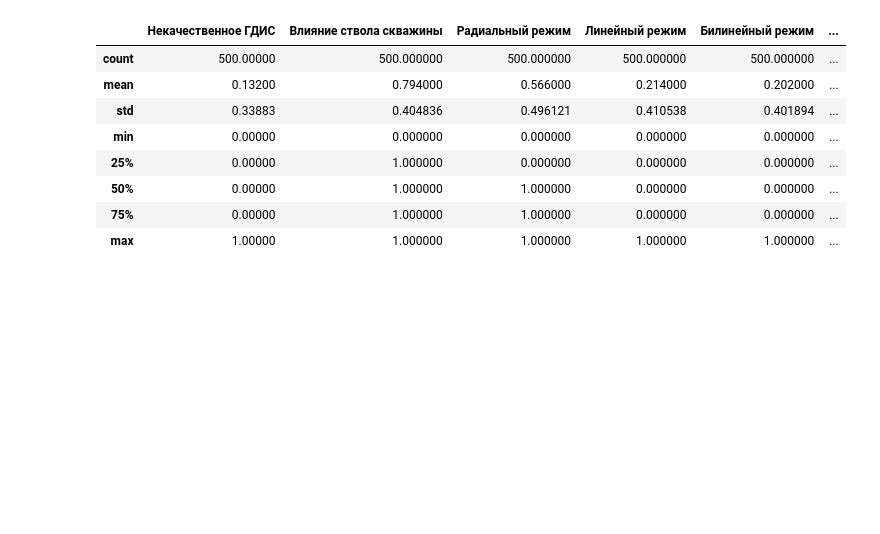
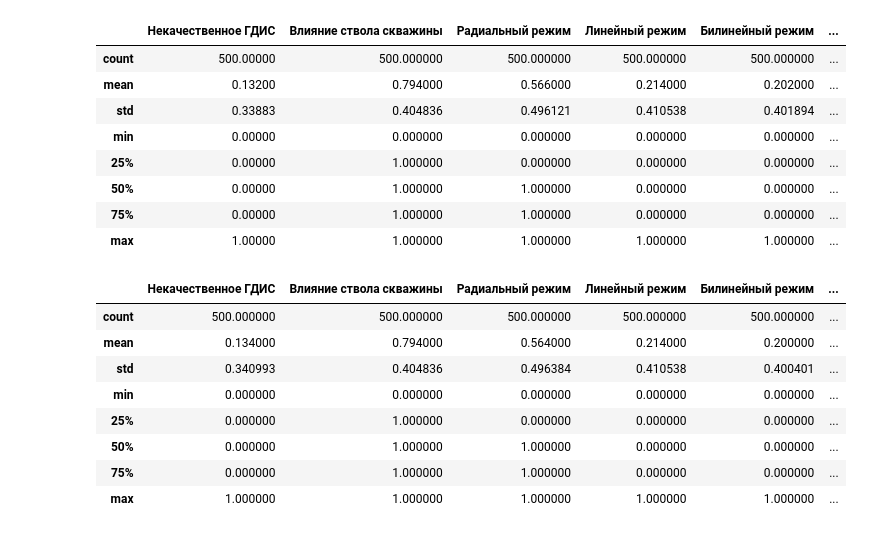
Before and after one commit to VorsinEO/siam_bi, a Jupyter notebook: cv_train.ipynb, the cells around one changed output. Drawn from its saved outputs; the diff is of its cells as text; code cells hidden in the pictures; blank space fills up the shorter version.

```diff
--- a/cv_train.ipynb
+++ b/cv_train.ipynb
@@ -535,3 +532,17 @@ res8.to_csv('E:/DS/data/siam/bi/inference/blend/blend8.csv',index=False)
 res9 =  blend_them(dfs_b=[ch5], dfs_r=[ch8])
 # %%
 res9.to_csv('E:/DS/data/siam/bi/inference/blend/blend9.csv',index=False)
+# %%
+chh2 = pd.read_csv('E:/DS/debug_siam/test_test_print/FINAL/blend3_2.csv')
+# %%
+chh2.describe()
+# %% [output]
+|  | Некачественное ГДИС | Влияние ствола скважины | Радиальный режим | Линейный режим | Билинейный режим | ... |
+| count | 500.000000 | 500.000000 | 500.000000 | 500.000000 | 500.000000 | ... |
+| mean | 0.134000 | 0.794000 | 0.564000 | 0.214000 | 0.200000 | ... |
+| std | 0.340993 | 0.404836 | 0.496384 | 0.410538 | 0.400401 | ... |
+| min | 0.000000 | 0.000000 | 0.000000 | 0.000000 | 0.000000 | ... |
+| 25% | 0.000000 | 1.000000 | 0.000000 | 0.000000 | 0.000000 | ... |
+| 50% | 0.000000 | 1.000000 | 1.000000 | 0.000000 | 0.000000 | ... |
+| 75% | 0.000000 | 1.000000 | 1.000000 | 0.000000 | 0.000000 | ... |
+| max | 1.000000 | 1.000000 | 1.000000 | 1.000000 | 1.000000 | ... |
```
Also changed, not shown: parts of 1 cell of this notebook, 8 other files.
